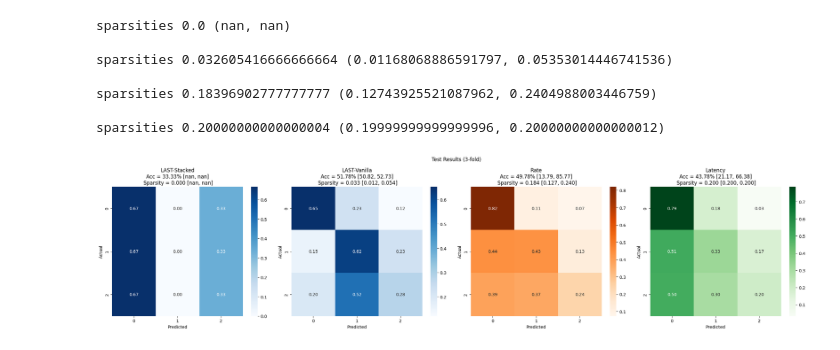
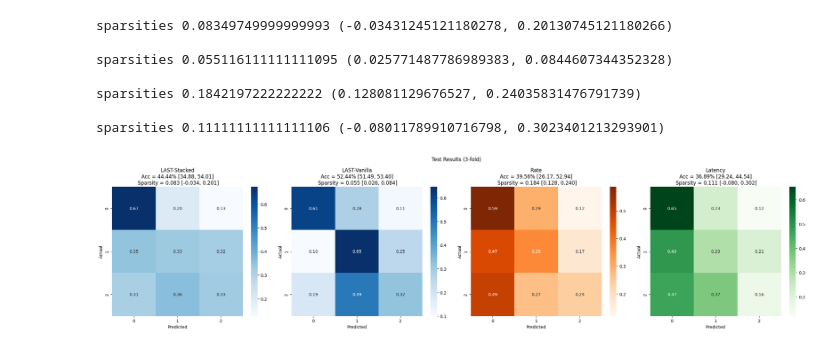
Before and after one commit to freek1/emopain-stl, a Jupyter notebook: analyze/analyze_roshambo.ipynb, the cells around one changed output. Cells and saved outputs as stored; diff of their text form; code cells hidden in the pictures.

```diff
--- a/analyze/analyze_roshambo.ipynb
+++ b/analyze/analyze_roshambo.ipynb
@@ -67,13 +67,13 @@ for i, d in enumerate(data):
     aucs = []
     f1s = []
     for fold in range(3):
-        test_labels.append(parse_string_to_list(d["test_labels"].values[fold]))
-        test_preds.append(parse_string_to_list(d["test_preds"].values[fold]))
+        test_labels.append(parse_string_to_list(d["test_labels"].values[-fold]))
+        test_preds.append(parse_string_to_list(d["test_preds"].values[-fold]))
 
-        acc.append(accuracy_score(test_labels[fold], test_preds[fold]))
+        acc.append(accuracy_score(test_labels[-fold], test_preds[-fold]))
 
-        cms.append(confusion_matrix(test_labels[fold], test_preds[fold], normalize='true'))
-        sparsities.append(d["sparsity"].values[fold])
+        cms.append(confusion_matrix(test_labels[-fold], test_preds[-fold], normalize='true'))
+        sparsities.append(d["sparsity"].values[-fold])
 
         num_classes = np.max(test_labels) + 1
         test_labels_one_hot = np.eye(num_classes)[test_labels]
@@ -81,36 +81,36 @@ for i, d in enumerate(data):
         # auc_macro = roc_auc_score(test_labels_one_hot, test_preds_one_hot, multi_class='ovr', average='macro')
         # aucs.append(auc_macro)
 
-        f1 = f1_score(test_labels[fold], test_preds[fold], average="macro")
+        f1 = f1_score(test_labels[-fold], test_preds[-fold], average="macro")
         f1s.append(f1)
 
     cms = np.array(cms)
     acc = np.array(acc)
     sparsities = np.array(sparsities)
 
     print("sparsities", sparsities.mean(), ci(sparsities))
     conf = ci(acc)
 
     sns.heatmap(cms.mean(axis=0), annot=True, cmap=c, fmt='.2f', ax=ax[column])
     ax[column].set_title(f"{r}\n Acc = {acc.mean()*100:.2f}% [{conf[0]*100:.2f}, {conf[1]*100:.2f}] \n Sparsity = {sparsities.mean():.3f} [{ci(sparsities)[0]:.3f}, {ci(sparsities)[1]:.3f}]")
     ax[column].set_xlabel('Predicted')
     ax[column].set_ylabel('Actual')
 
     # Compute AUC for each class and for micro and macro averages
     test_labels_flat = np.concatenate(test_labels)
     test_preds_flat = np.concatenate(test_preds)
 
     print()
 
 plt.suptitle("Test Results (3-fold)")
 plt.tight_layout()
 plt.show()
 # %% [output]
-sparsities 0.0 (nan, nan)
+sparsities 0.08349749999999993 (-0.03431245121180278, 0.20130745121180266)
 
-sparsities 0.032605416666666664 (0.01168068886591797, 0.05353014446741536)
+sparsities 0.055116111111111095 (0.025771487786989383, 0.0844607344352328)
 
-sparsities 0.18396902777777777 (0.12743925521087962, 0.2404988003446759)
+sparsities 0.1842197222222222 (0.128081129676527, 0.24035831476791739)
 
-sparsities 0.20000000000000004 (0.19999999999999996, 0.20000000000000012)
+sparsities 0.11111111111111106 (-0.08011789910716798, 0.3023401213293901)
-[figure, old version]
+[figure, new version]
```
Also changed, not shown: 42 other files.
